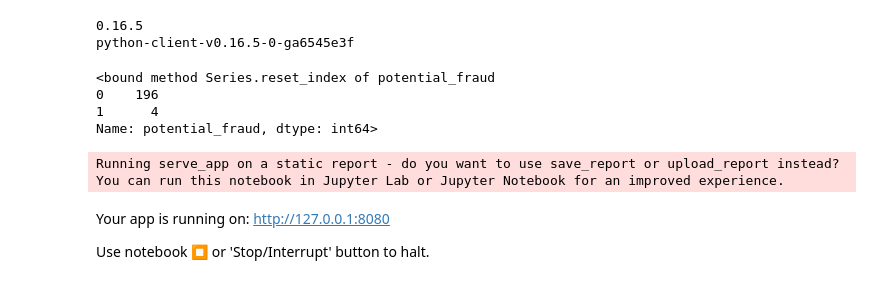
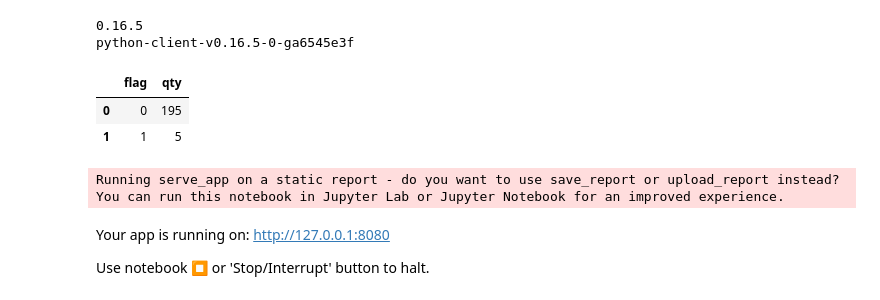
Before and after one commit to autrefois/SAD, a Jupyter notebook: dashboards/apps/datapane/fraud_detector.ipynb, the cells around one changed output. Cells and saved outputs as stored; diff of their text form; code cells hidden in the pictures.

Commit message:
data aggr

```diff
--- a/dashboards/apps/datapane/fraud_detector.ipynb
+++ b/dashboards/apps/datapane/fraud_detector.ipynb
@@ -24,14 +24,16 @@ def update_data():
 # %%
 df = update_data()
 df
 
-data = df.groupby(['potential_fraud'])['potential_fraud'].count()
+data = df.groupby(['potential_fraud']).count().reset_index()
+data = data.loc[:, ['potential_fraud','Amount']]
+data = data.rename(columns={'potential_fraud': 'flag', 'Amount': 'qty'})
+
 data
 # %% [output]
-<bound method Series.reset_index of potential_fraud
-0    196
-1      4
-Name: potential_fraud, dtype: int64>
+|  | flag | qty |
+| 0 | 0 | 195 |
+| 1 | 1 | 5 |
 # %%
 df.describe()
 # %%
```
